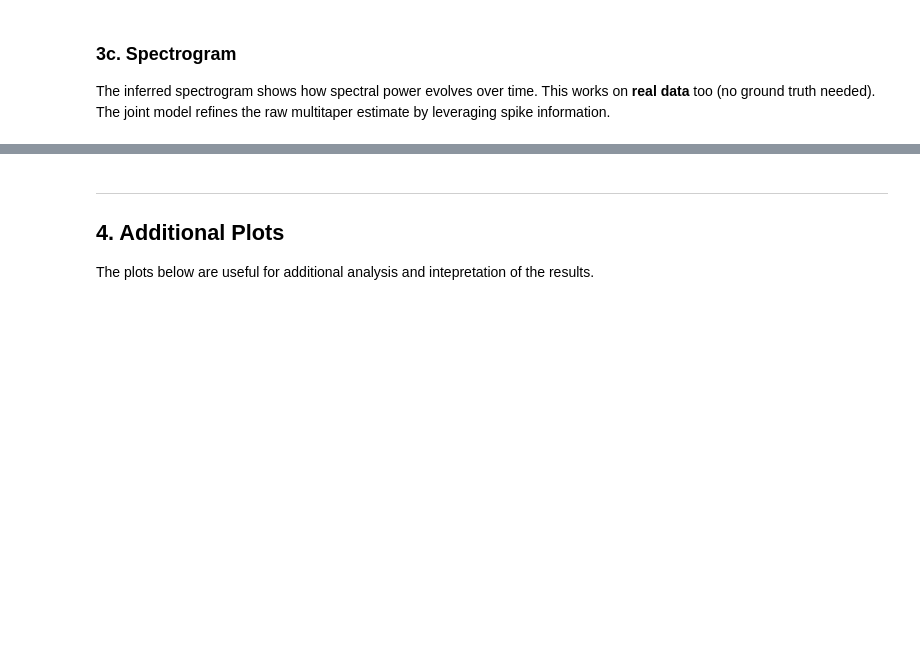
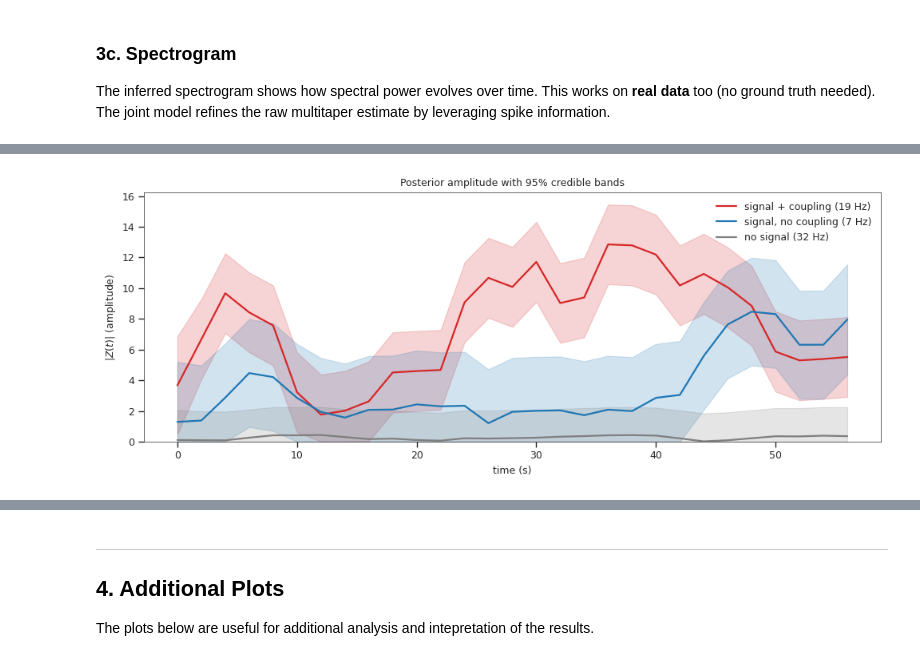
Before and after one commit to Bowen-Zheng-99/joint-ssmt, a Jupyter notebook: examples/quickstart_single_trial.ipynb, the cells around one changed output, grey strips where cells are left out. Cells and saved outputs as stored; diff of their text form; code cells hidden in the pictures; blank space fills up the shorter version.

Commit message:
edit notebooks and add auto inference functions

```diff
--- a/examples/quickstart_single_trial.ipynb
+++ b/examples/quickstart_single_trial.ipynb
@@ -202,27 +236,79 @@ The Joint SSMT model also returns the posterior **variance** at each (frequency,
 # %%
-# Spectral amplitude with 95% credible bands at a few frequencies.
-spectral = results['spectral']
-Z_mean = spectral['Z_smooth_joint']    # (J, K) complex posterior mean
-Z_var  = spectral['Z_var_joint']        # (J, K) variance
+# Spectral amplitude with 95% credible bands.
+# We compare three regimes:
+#   1. signal + coupling   (best demonstrates the joint model's benefit)
+#   2. signal, no coupling
+#   3. no signal
+#
+# Note that here we picking three frequencies to illustrate how the spike can help reduce the uncertainty in the LFP power.
+# In practice, we can plot the credible bands for all frequencies.
+
+def pick_demo_freqs_from_results(results, freqs, alpha=0.05):
+    """No-ground-truth fallback. Uses the LFP power spectrum and Wald p-values
+    from the inference itself.
+
+    - signal + coupling:   frequency with the strongest Wald W (any unit).
+    - signal, no coupling: highest LFP-power frequency where no unit's
+                           Wald test rejects at level alpha.
+    - no signal:           low-power frequency with no significant coupling.
+    """
+    Z_mean    = np.asarray(results['spectral']['Z_smooth_joint'])
+    lfp_power = (np.abs(Z_mean) ** 2).mean(axis=1)
+    wald_W    = np.asarray(results['coupling']['wald_W'])      # (S, J)
+    wald_p    = np.asarray(results['coupling']['wald_pval'])   # (S, J)
+
+    f_coupled = float(freqs[int(np.argmax(wald_W.max(axis=0)))])
+
+    no_sig_idx = np.where((wald_p > alpha).all(axis=0))[0]
+    if len(no_sig_idx) >= 2:
+        f_signal_nc = float(freqs[no_sig_idx[int(np.argmax(lfp_power[no_sig_idx]))]])
+        low = no_sig_idx[lfp_power[no_sig_idx] < np.median(lfp_power[no_sig_idx])]
+        f_no_signal = float(freqs[low[len(low) // 2]]) if len(low) else float(freqs[no_sig_idx[int(np.argmin(lfp_power[no_sig_idx]))]])
+    else:
+        # Almost everything is significant; just spread three points across the grid
+        f_signal_nc = float(freqs[len(freqs) // 4])
+        f_no_signal = float(freqs[len(freqs) // 2])
+    return f_coupled, f_signal_nc, f_no_signal
+
+
+# --- pick the three demo frequencies ---------------------------------------
+# Simulation: use ground truth. On real data, swap to pick_demo_freqs_from_results.
+f_coupled, f_signal_nc, f_no_signal = pick_demo_freqs_from_results(results, freqs)
+
+
+# --- build the credible-band figure ----------------------------------------
+spectral  = results['spectral']
+Z_mean    = spectral['Z_smooth_joint']                # (J, K)
+Z_var_jmk = spectral['Z_var_joint']                   # (J, M, K)
+M         = Z_var_jmk.shape[1]
+Z_var     = Z_var_jmk.mean(axis=1) / M                # (J, K), per-component variance of the mean
+
 window_sec = results['metadata']['ctssmt']['window_sec']
-t_blocks = np.arange(Z_mean.shape[1]) * window_sec
+t_blocks   = np.arange(Z_mean.shape[1]) * window_sec
 
-# Pick a few frequencies on the analysis grid to display
-n_show = 4
-idx_show = np.linspace(0, len(freqs) - 1, n_show, dtype=int)
+panels = [
+    (f_coupled,    'signal + coupling',   'tab:red'),
+    (f_signal_nc,  'signal, no coupling', 'tab:blue'),
+    (f_no_signal,  'no signal',           'tab:gray'),
+]
 
 fig, ax = plt.subplots(figsize=(10, 4))
-for j in idx_show:
-    f = freqs[j]
+for f_target, label, color in panels:
+    j   = int(np.argmin(np.abs(freqs - f_target)))
+    f   = freqs[j]
     amp = np.abs(Z_mean[j])
     se  = np.sqrt(Z_var[j] / 2.0)
-    line, = ax.plot(t_blocks, amp, lw=1.2, label=f'{f:g} Hz')
-    ax.fill_between(t_blocks, amp - 1.96 * se, amp + 1.96 * se,
-                    alpha=0.2, color=line.get_color())
+    lo  = np.maximum(amp - 1.96 * se, 0)
+    hi  = amp + 1.96 * se
+    ax.plot(t_blocks, amp, lw=1.6, color=color, label=f'{label} ({f:g} Hz)')
+    ax.fill_between(t_blocks, lo, hi, alpha=0.2, color=color)
+ax.set_ylim(bottom=0)
 ax.set_xlabel('time (s)')
 ax.set_ylabel(r'$|Z(t)|$ (amplitude)')
 ax.set_title('Posterior amplitude with 95% credible bands')
-ax.legend(fontsize=8)
+ax.legend(fontsize=9, loc='upper right')
 plt.tight_layout()
 plt.show()
+# %% [output]
+[figure, added]
 # %% [markdown]
```
Also changed, not shown: parts of 14 cells of this notebook, 3 other files.
